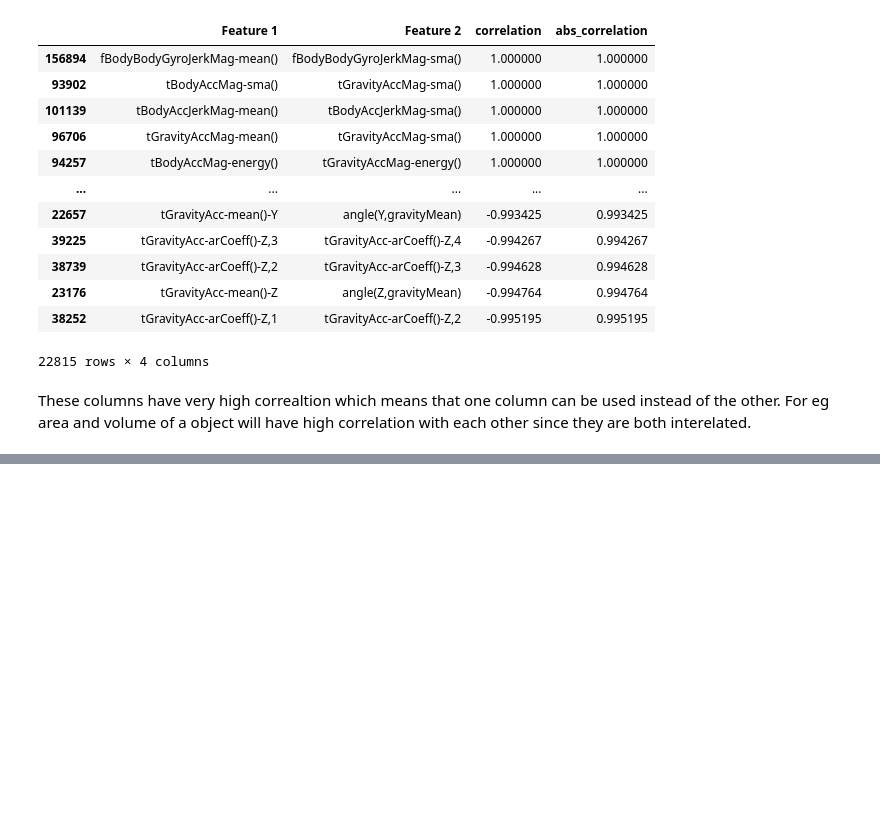
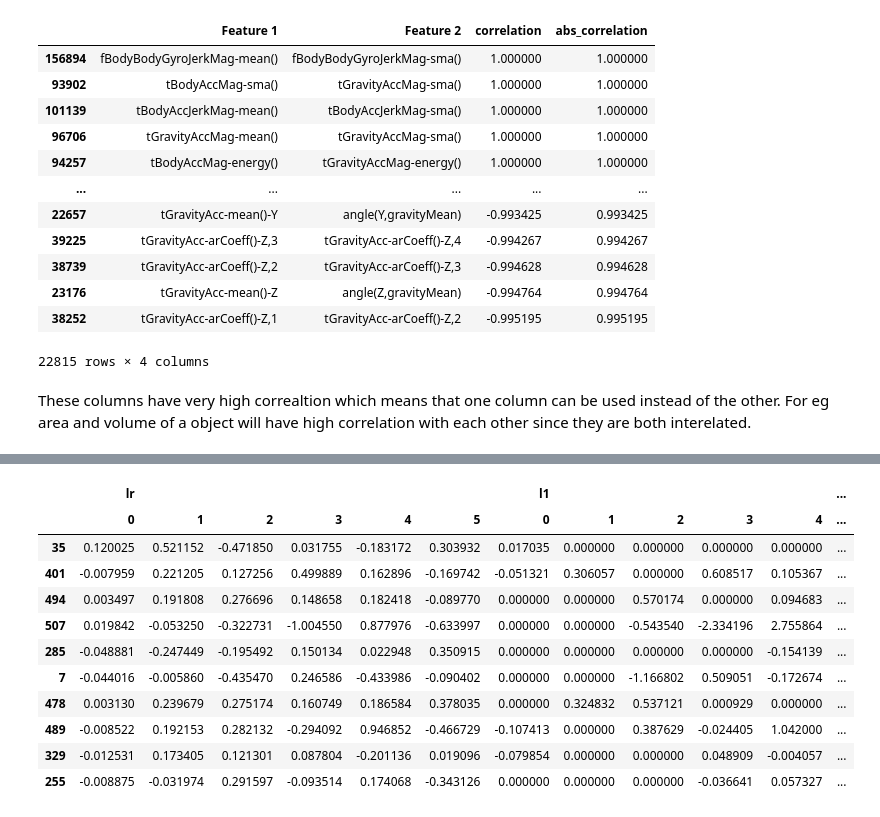
Before and after one commit to 0xNILADRI/Human-Activity-Recognition, a Jupyter notebook: classify-activities.ipynb, the cells around one changed output, grey strips where cells are left out. Saved outputs shown, nothing was run; the diff lists cells and outputs as text; code cells hidden in the pictures; blank space fills up the shorter version.

```diff
--- a/classify-activities.ipynb
+++ b/classify-activities.ipynb
@@ -152,0 +196,5 @@ These columns have very high correaltion which means that one column can be used
+# %%
+from sklearn.linear_model import LogisticRegression
+
+# since there are multiple classes, we have to use one vs all classifier -- solver = liblinear
+lr = LogisticRegression(solver='liblinear').fit(X_train,y_train)
@@ -152,0 +223,16 @@ These columns have very high correaltion which means that one column can be used
+# %%
+# check 10 random sample
+coefficients.sample(10)
+# %% [output]
+|  | lr |  |  |  |  |  | l1 |  |  |  |  | ... |
+|  | 0 | 1 | 2 | 3 | 4 | 5 | 0 | 1 | 2 | 3 | 4 | ... |
+| 35 | 0.120025 | 0.521152 | -0.471850 | 0.031755 | -0.183172 | 0.303932 | 0.017035 | 0.000000 | 0.000000 | 0.000000 | 0.000000 | ... |
+| 401 | -0.007959 | 0.221205 | 0.127256 | 0.499889 | 0.162896 | -0.169742 | -0.051321 | 0.306057 | 0.000000 | 0.608517 | 0.105367 | ... |
+| 494 | 0.003497 | 0.191808 | 0.276696 | 0.148658 | 0.182418 | -0.089770 | 0.000000 | 0.000000 | 0.570174 | 0.000000 | 0.094683 | ... |
+| 507 | 0.019842 | -0.053250 | -0.322731 | -1.004550 | 0.877976 | -0.633997 | 0.000000 | 0.000000 | -0.543540 | -2.334196 | 2.755864 | ... |
+| 285 | -0.048881 | -0.247449 | -0.195492 | 0.150134 | 0.022948 | 0.350915 | 0.000000 | 0.000000 | 0.000000 | 0.000000 | -0.154139 | ... |
+| 7 | -0.044016 | -0.005860 | -0.435470 | 0.246586 | -0.433986 | -0.090402 | 0.000000 | 0.000000 | -1.166802 | 0.509051 | -0.172674 | ... |
+| 478 | 0.003130 | 0.239679 | 0.275174 | 0.160749 | 0.186584 | 0.378035 | 0.000000 | 0.324832 | 0.537121 | 0.000929 | 0.000000 | ... |
+| 489 | -0.008522 | 0.192153 | 0.282132 | -0.294092 | 0.946852 | -0.466729 | -0.107413 | 0.000000 | 0.387629 | -0.024405 | 1.042000 | ... |
+| 329 | -0.012531 | 0.173405 | 0.121301 | 0.087804 | -0.201136 | 0.019096 | -0.079854 | 0.000000 | 0.000000 | 0.048909 | -0.004057 | ... |
+| 255 | -0.008875 | -0.031974 | 0.291597 | -0.093514 | 0.174068 | -0.343126 | 0.000000 | 0.000000 | 0.000000 | -0.036641 | 0.057327 | ... |
```
Also changed, not shown: parts of 12 cells of this notebook.
